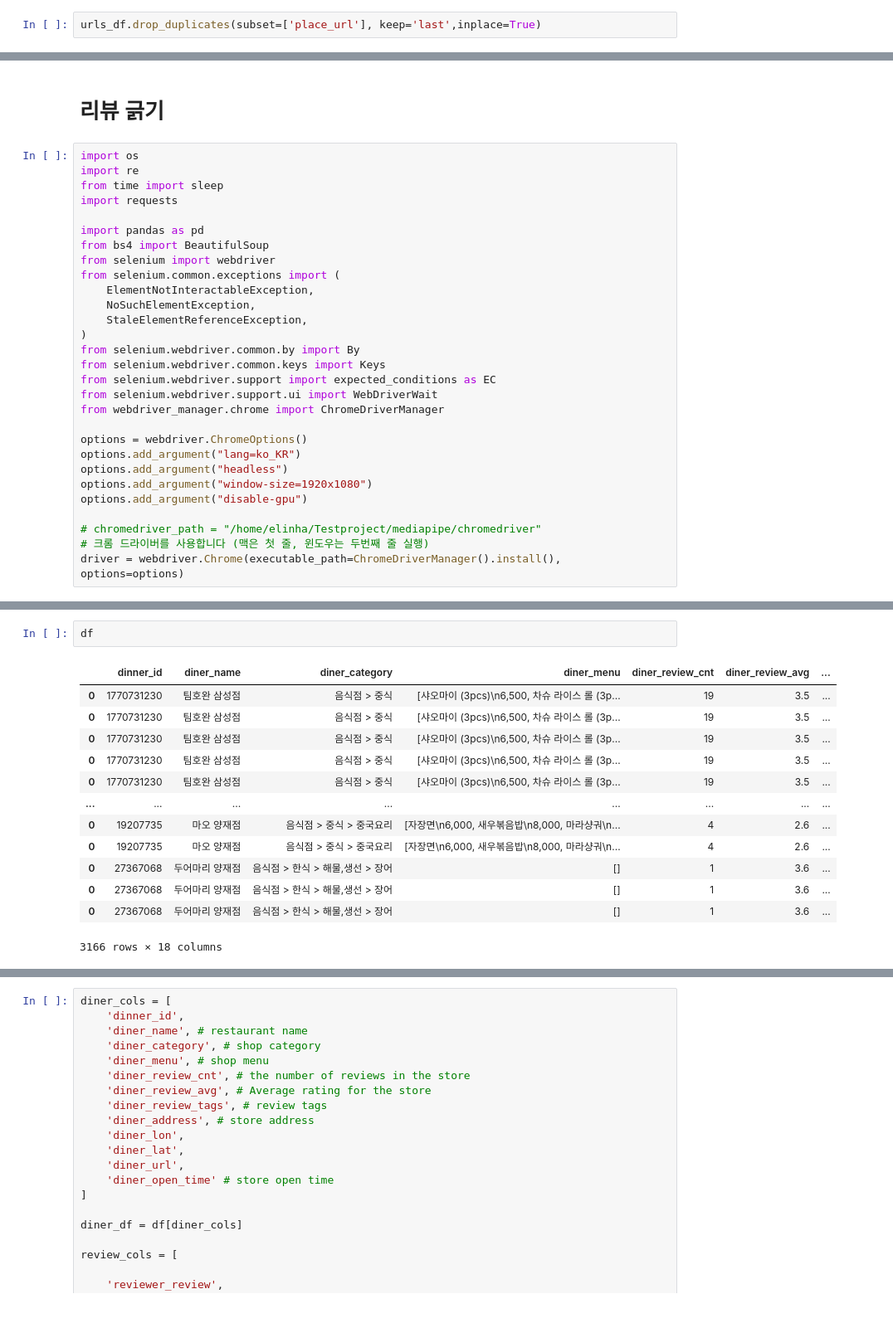
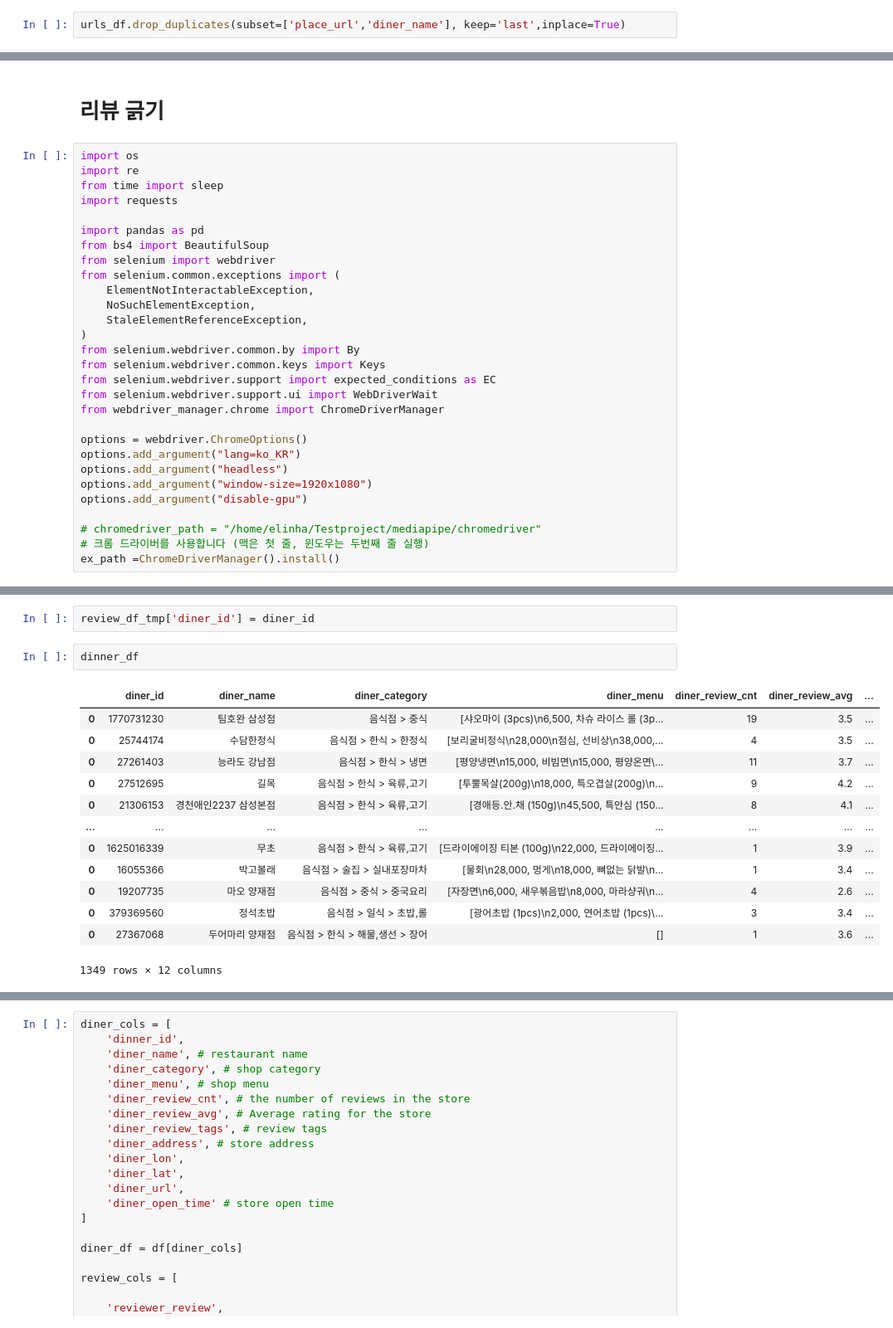
Before and after one commit to LearningnRunning/What2Eat, a Jupyter notebook: ModularizationTest.ipynb, the cells around one changed output, grey strips where cells are left out. Shown at 83% size. Saved outputs shown, nothing was run; the diff lists cells and outputs as text.

```diff
--- a/ModularizationTest.ipynb
+++ b/ModularizationTest.ipynb
@@ -87,4 +177,4 @@ urls_df.head()
 # %% [markdown]
 ## 중복 파악
 # %%
-urls_df.drop_duplicates(subset=['place_url'], keep='last',inplace=True)
+urls_df.drop_duplicates(subset=['place_url','diner_name'], keep='last',inplace=True)
@@ -118,4 +210,4 @@ options.add_argument("disable-gpu")
 
 # chromedriver_path = "/home/elinha/Testproject/mediapipe/chromedriver"
 # 크롬 드라이버를 사용합니다 (맥은 첫 줄, 윈도우는 두번째 줄 실행)
-driver = webdriver.Chrome(executable_path=ChromeDriverManager().install(), options=options)
+ex_path =ChromeDriverManager().install()
@@ -324,19 +408,21 @@ rateAts 277 reviews 275
 rateAts 3 reviews 3
 27367068: http://place.map.kakao.com/27367068
 rateAts 3 reviews 3
-# %%
-df
-# %% [output]
-|  | dinner_id | diner_name | diner_category | diner_menu | diner_review_cnt | diner_review_avg | ... |
-| 0 | 1770731230 | 팀호완 삼성점 | 음식점 > 중식 | [샤오마이 (3pcs)\n6,500, 차슈 라이스 롤 (3p... | 19 | 3.5 | ... |
-| 0 | 1770731230 | 팀호완 삼성점 | 음식점 > 중식 | [샤오마이 (3pcs)\n6,500, 차슈 라이스 롤 (3p... | 19 | 3.5 | ... |
-| 0 | 1770731230 | 팀호완 삼성점 | 음식점 > 중식 | [샤오마이 (3pcs)\n6,500, 차슈 라이스 롤 (3p... | 19 | 3.5 | ... |
-| 0 | 1770731230 | 팀호완 삼성점 | 음식점 > 중식 | [샤오마이 (3pcs)\n6,500, 차슈 라이스 롤 (3p... | 19 | 3.5 | ... |
-| 0 | 1770731230 | 팀호완 삼성점 | 음식점 > 중식 | [샤오마이 (3pcs)\n6,500, 차슈 라이스 롤 (3p... | 19 | 3.5 | ... |
-| ... | ... | ... | ... | ... | ... | ... | ... |
-| 0 | 19207735 | 마오 양재점 | 음식점 > 중식 > 중국요리 | [자장면\n6,000, 새우볶음밥\n8,000, 마라샹궈\n... | 4 | 2.6 | ... |
-| 0 | 19207735 | 마오 양재점 | 음식점 > 중식 > 중국요리 | [자장면\n6,000, 새우볶음밥\n8,000, 마라샹궈\n... | 4 | 2.6 | ... |
-| 0 | 27367068 | 두어마리 양재점 | 음식점 > 한식 > 해물,생선 > 장어 | [] | 1 | 3.6 | ... |
-| 0 | 27367068 | 두어마리 양재점 | 음식점 > 한식 > 해물,생선 > 장어 | [] | 1 | 3.6 | ... |
-| 0 | 27367068 | 두어마리 양재점 | 음식점 > 한식 > 해물,생선 > 장어 | [] | 1 | 3.6 | ... |
-3166 rows × 18 columns
+# %%
+review_df_tmp['diner_id'] = diner_id
+# %%
+dinner_df
+# %% [output]
+|  | diner_id | diner_name | diner_category | diner_menu | diner_review_cnt | diner_review_avg | ... |
+| 0 | 1770731230 | 팀호완 삼성점 | 음식점 > 중식 | [샤오마이 (3pcs)\n6,500, 차슈 라이스 롤 (3p... | 19 | 3.5 | ... |
+| 0 | 25744174 | 수담한정식 | 음식점 > 한식 > 한정식 | [보리굴비정식\n28,000\n점심, 선비상\n38,000,... | 4 | 3.5 | ... |
+| 0 | 27261403 | 능라도 강남점 | 음식점 > 한식 > 냉면 | [평양냉면\n15,000, 비빔면\n15,000, 평양온면\... | 11 | 3.7 | ... |
+| 0 | 27512695 | 길목 | 음식점 > 한식 > 육류,고기 | [투뿔목살(200g)\n18,000, 특오겹살(200g)\n... | 9 | 4.2 | ... |
+| 0 | 21306153 | 경천애인2237 삼성본점 | 음식점 > 한식 > 육류,고기 | [경애등.안.채 (150g)\n45,500, 특안심 (150... | 8 | 4.1 | ... |
+| ... | ... | ... | ... | ... | ... | ... | ... |
+| 0 | 1625016339 | 무초 | 음식점 > 한식 > 육류,고기 | [드라이에이징 티본 (100g)\n22,000, 드라이에이징... | 1 | 3.9 | ... |
+| 0 | 16055366 | 박고볼래 | 음식점 > 술집 > 실내포장마차 | [물회\n28,000, 멍게\n18,000, 뼈없는 닭발\n... | 1 | 3.4 | ... |
+| 0 | 19207735 | 마오 양재점 | 음식점 > 중식 > 중국요리 | [자장면\n6,000, 새우볶음밥\n8,000, 마라샹궈\n... | 4 | 2.6 | ... |
+| 0 | 379369560 | 정석초밥 | 음식점 > 일식 > 초밥,롤 | [광어초밥 (1pcs)\n2,000, 연어초밥 (1pcs)\... | 3 | 3.4 | ... |
+| 0 | 27367068 | 두어마리 양재점 | 음식점 > 한식 > 해물,생선 > 장어 | [] | 1 | 3.6 | ... |
+1349 rows × 12 columns
```
Also changed, not shown: parts of 33 cells of this notebook, 1 other file.
